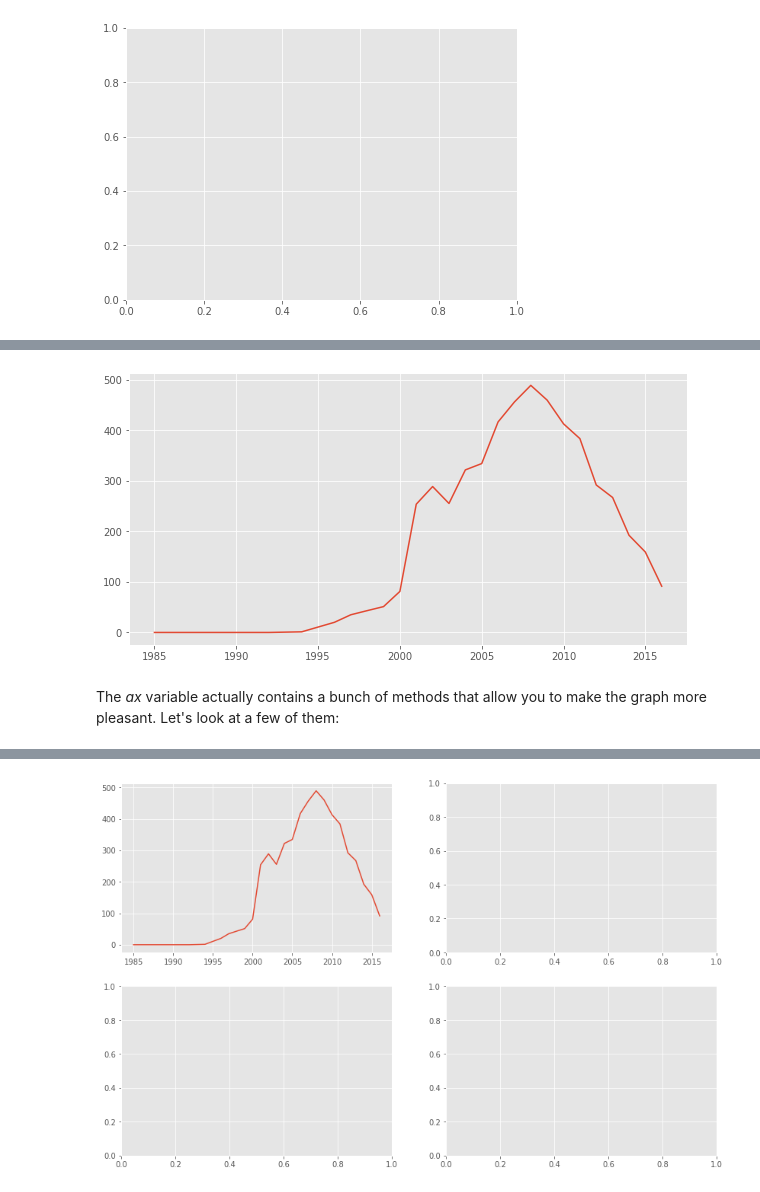
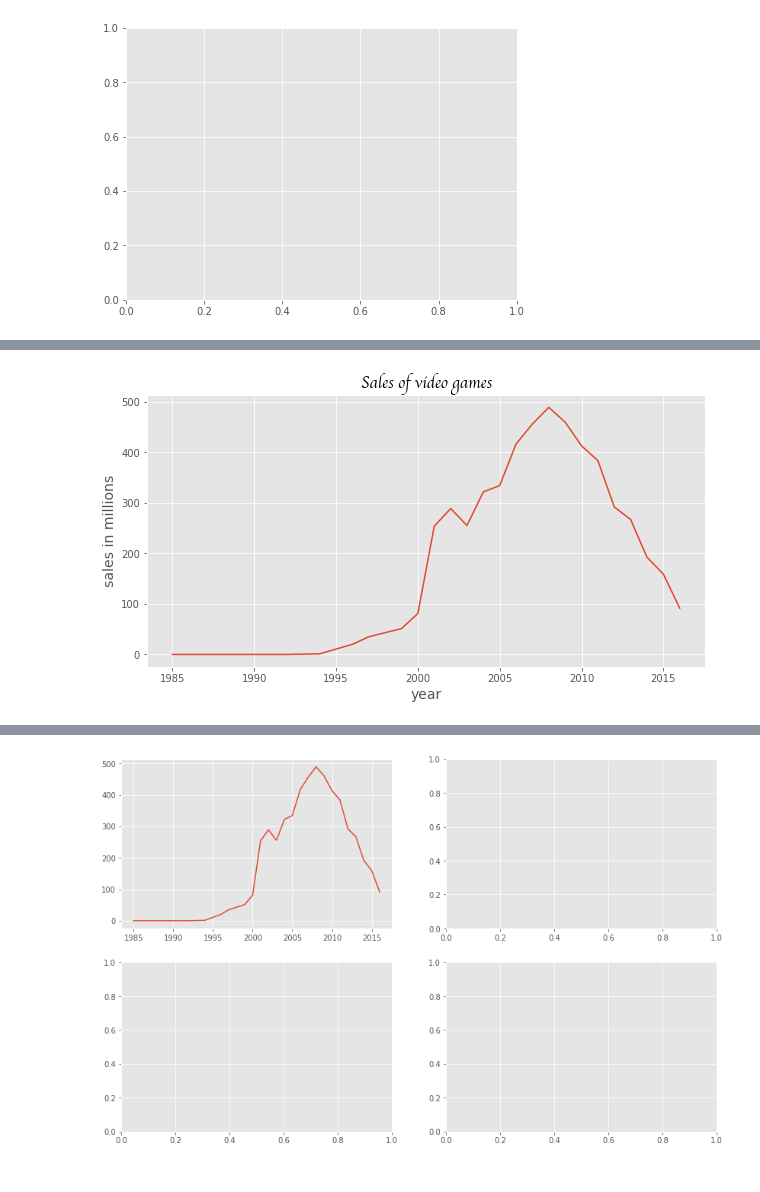
Before and after one commit to ilyaaaaaaaa/-Data_Analysis_HSE-UoL_IR.github.io, a Jupyter notebook: sems/sem081_visual_intro.ipynb, the cells around one changed output, grey strips where cells are left out. Drawn from its saved outputs; the diff is of its cells as text; code cells hidden in the pictures.

```diff
--- a/sems/sem081_visual_intro.ipynb
+++ b/sems/sem081_visual_intro.ipynb
@@ -149,0 +206,4 @@ fig, ax = plt.subplots(1,1, figsize=(7,5)) # created a canvas for a graph of 1 r
+# %%
+# aggregating data for the year
+gb = df.groupby('Year_of_Release')['Global_Sales'].sum()
+gb.head()
@@ -150,12 +218,13 @@ fig, ax = plt.subplots(1,1, figsize=(7,5)) # created a canvas for a graph of 1 r
 # %%
-# aggregating data for the year
-gb = df.groupby('Year_of_Release').Global_Sales.sum()
-
 # plotting
 fig, ax = plt.subplots(1,1, figsize=(10,5))
 
-ax.plot(gb.index, gb.values);
+ax.plot(gb.index, gb.values)
+
+ax.set_xlabel('year', fontsize=14)
+ax.set_ylabel('sales in millions', fontsize=14)
+ax.set_title('Sales of video games', font='cursive', fontsize=16)
+
+plt.plot();
 # %% [output]
-[figure, old version]
+[figure, new version]
-# %% [markdown]
-The _ax_ variable actually contains a bunch of methods that allow you to make the graph more pleasant. Let's look at a few of them:
```
Also changed, not shown: parts of 98 cells of this notebook, 2 other files.
